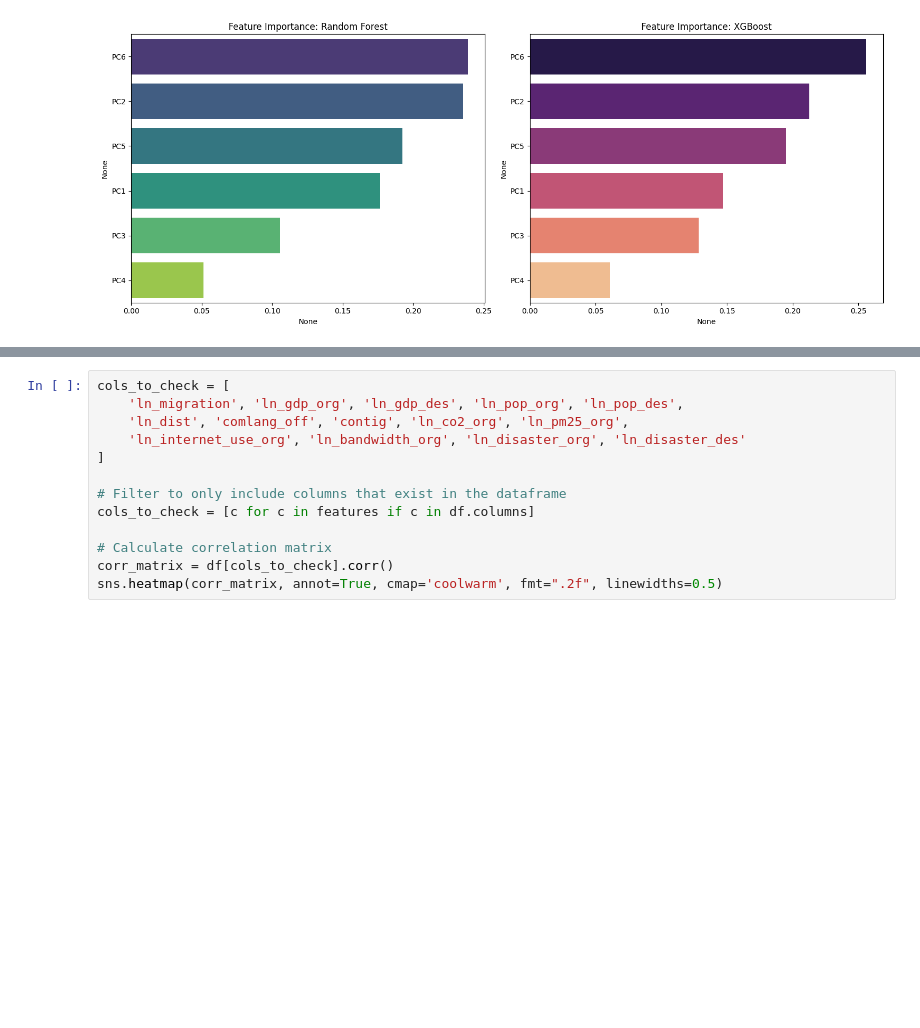
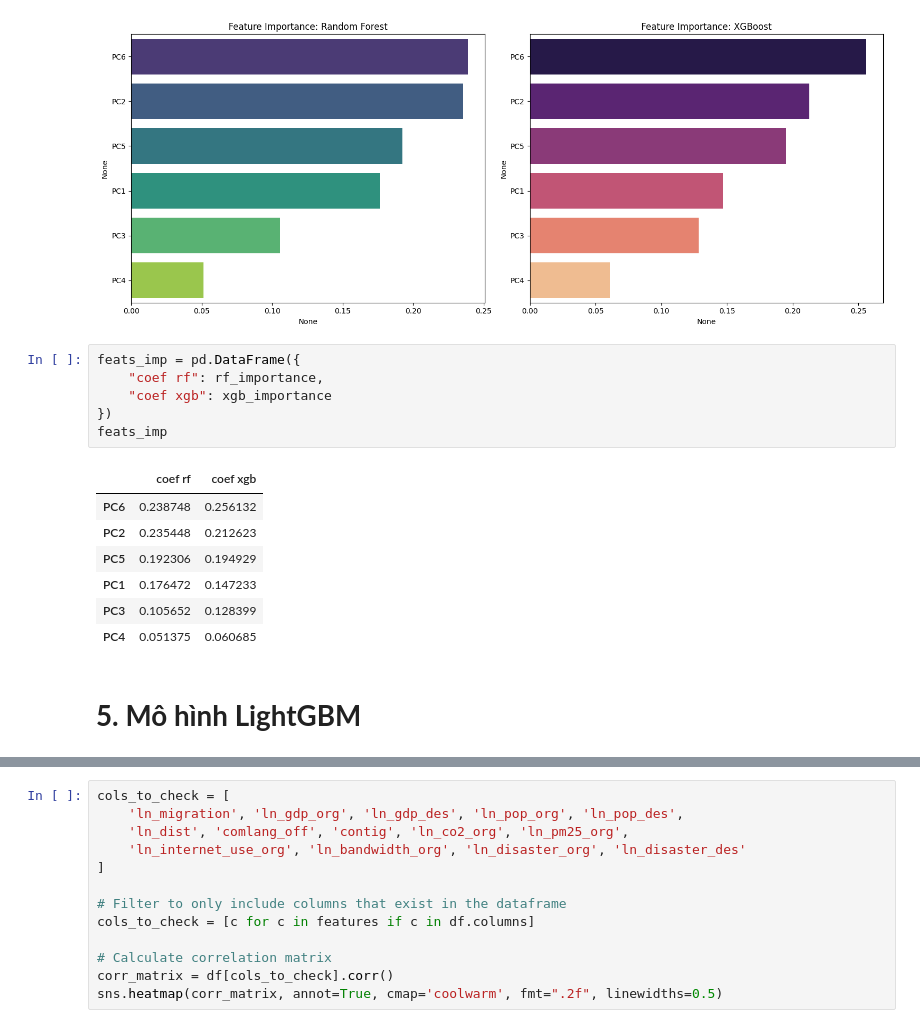
Before and after one commit to Brozic2908/Global-Migration-Project, a Jupyter notebook: src/08_machine_learning_models.ipynb, the cells around one changed output, grey strips where cells are left out. Drawn from its saved outputs; the diff is of its cells as text; blank space fills up the shorter version.

Commit message:
xuat coef cho nb 08

```diff
--- a/src/08_machine_learning_models.ipynb
+++ b/src/08_machine_learning_models.ipynb
@@ -104,6 +112,22 @@ Passing `palette` without assigning `hue` is deprecated and will be removed in v
 
   sns.barplot(x=xgb_importance, y=xgb_importance.index, ax=axes[1], palette='magma')
 [figure]
+# %%
+feats_imp = pd.DataFrame({
+    "coef rf": rf_importance,
+    "coef xgb": xgb_importance
+})
+feats_imp
+# %% [output]
+|  | coef rf | coef xgb |
+| PC6 | 0.238748 | 0.256132 |
+| PC2 | 0.235448 | 0.212623 |
+| PC5 | 0.192306 | 0.194929 |
+| PC1 | 0.176472 | 0.147233 |
+| PC3 | 0.105652 | 0.128399 |
+| PC4 | 0.051375 | 0.060685 |
+# %% [markdown]
+# **5. Mô hình LightGBM**
 # %%
 from lightgbm import LGBMRegressor
 
```
Also changed, not shown: parts of 6 cells of this notebook.
